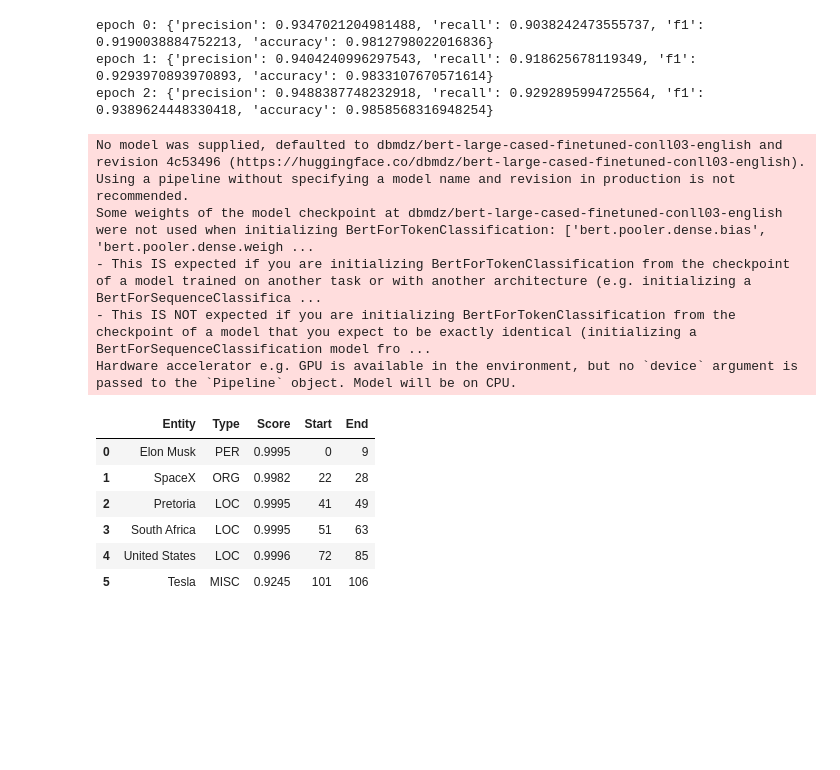
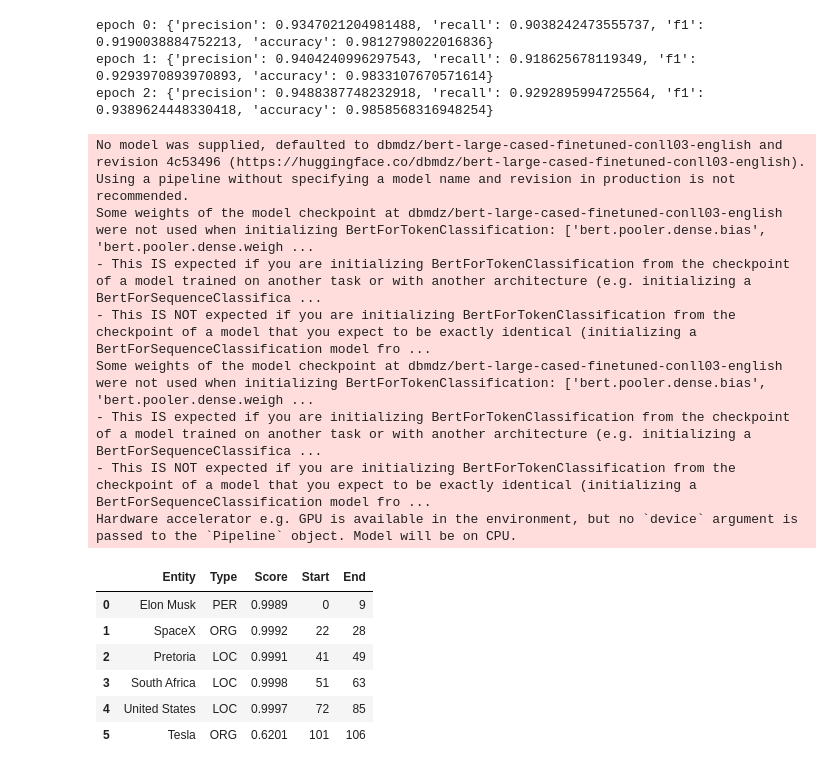
Before and after one commit to AdrianoPinheiro86/AdrianoPinheiro86, a Jupyter notebook: course/en/chapter7/section2_pt.ipynb, the cells around one changed output. Drawn from its saved outputs; the diff is of its cells as text; code cells hidden in the pictures; blank space fills up the shorter version.

```diff
--- a/course/en/chapter7/section2_pt.ipynb
+++ b/course/en/chapter7/section2_pt.ipynb
@@ -457,42 +457,45 @@ import pandas as pd
 device = 0  # '0' para a primeira GPU (se houver mais de uma, '1' seria a segunda GPU, e assim por diante)
 nlp = pipeline('ner', device=device)
 
-# Substitua isso pelo seu próprio checkpoint de modelo
-model_checkpoint = "huggingface-course/bert-finetuned-ner"
+# Usando um modelo público do Hugging Face
+model_checkpoint = "dbmdz/bert-large-cased-finetuned-conll03-english"  # Modelo disponível publicamente
 token_classifier = pipeline(
     "token-classification", model=model_checkpoint, aggregation_strategy="simple"
 )
 
 # Executar a análise de entidades
 result = token_classifier("Elon Musk, the CEO of SpaceX, moved from Pretoria, South Africa, to the United States to work on his Tesla project.")
 
 # Criar uma lista de dicionários com os dados formatados para a tabela
 data = []
 for entity in result:
     data.append({
         'Entity': entity['word'],
         'Type': entity['entity_group'],
         'Score': round(entity['score'], 4),
         'Start': entity['start'],
         'End': entity['end']
     })
 
 # Criar um DataFrame do pandas para exibir em formato de tabela
 df = pd.DataFrame(data)
 
 # Exibir a tabela
 df
 # %% [output]
 No model was supplied, defaulted to dbmdz/bert-large-cased-finetuned-conll03-english and revision 4c53496 (https://huggingface.co/dbmdz/bert-large-cased-finetuned-conll03-english).
 Using a pipeline without specifying a model name and revision in production is not recommended.
 Some weights of the model checkpoint at dbmdz/bert-large-cased-finetuned-conll03-english were not used when initializing BertForTokenClassification: ['bert.pooler.dense.bias', 'bert.pooler.dense.weigh ...
 - This IS expected if you are initializing BertForTokenClassification from the checkpoint of a model trained on another task or with another architecture (e.g. initializing a BertForSequenceClassifica ...
 - This IS NOT expected if you are initializing BertForTokenClassification from the checkpoint of a model that you expect to be exactly identical (initializing a BertForSequenceClassification model fro ...
+Some weights of the model checkpoint at dbmdz/bert-large-cased-finetuned-conll03-english were not used when initializing BertForTokenClassification: ['bert.pooler.dense.bias', 'bert.pooler.dense.weigh ...
+- This IS expected if you are initializing BertForTokenClassification from the checkpoint of a model trained on another task or with another architecture (e.g. initializing a BertForSequenceClassifica ...
+- This IS NOT expected if you are initializing BertForTokenClassification from the checkpoint of a model that you expect to be exactly identical (initializing a BertForSequenceClassification model fro ...
 Hardware accelerator e.g. GPU is available in the environment, but no `device` argument is passed to the `Pipeline` object. Model will be on CPU.
 |  | Entity | Type | Score | Start | End |
-| 0 | Elon Musk | PER | 0.9995 | 0 | 9 |
-| 1 | SpaceX | ORG | 0.9982 | 22 | 28 |
-| 2 | Pretoria | LOC | 0.9995 | 41 | 49 |
-| 3 | South Africa | LOC | 0.9995 | 51 | 63 |
-| 4 | United States | LOC | 0.9996 | 72 | 85 |
-| 5 | Tesla | MISC | 0.9245 | 101 | 106 |
+| 0 | Elon Musk | PER | 0.9989 | 0 | 9 |
+| 1 | SpaceX | ORG | 0.9992 | 22 | 28 |
+| 2 | Pretoria | LOC | 0.9991 | 41 | 49 |
+| 3 | South Africa | LOC | 0.9998 | 51 | 63 |
+| 4 | United States | LOC | 0.9997 | 72 | 85 |
+| 5 | Tesla | ORG | 0.6201 | 101 | 106 |
```
